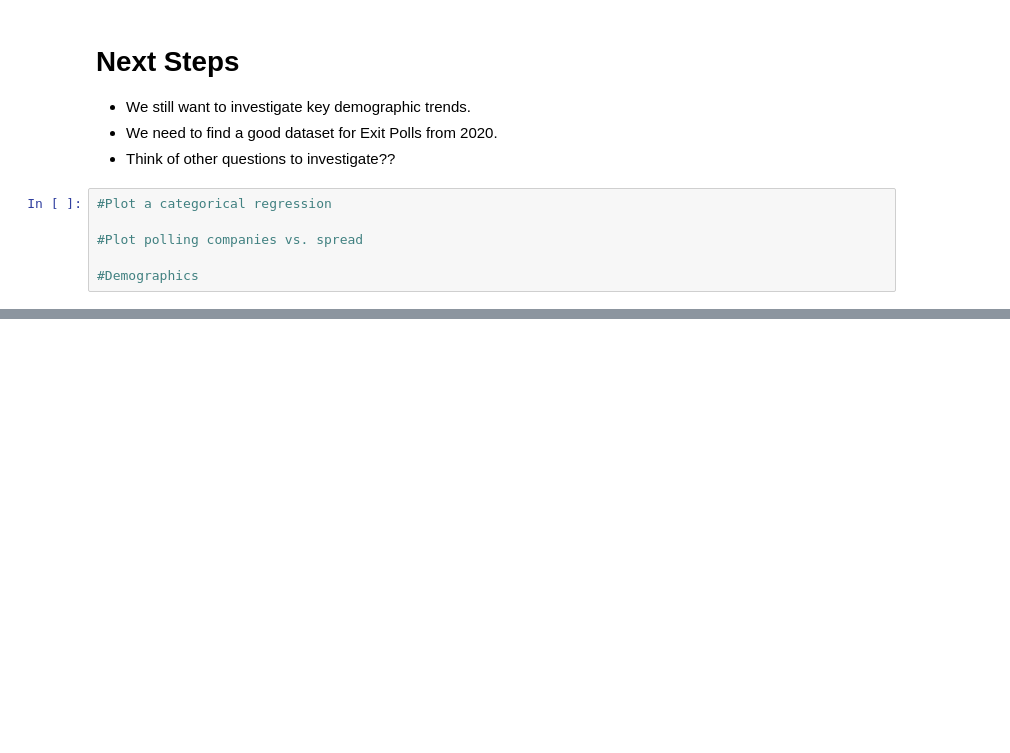
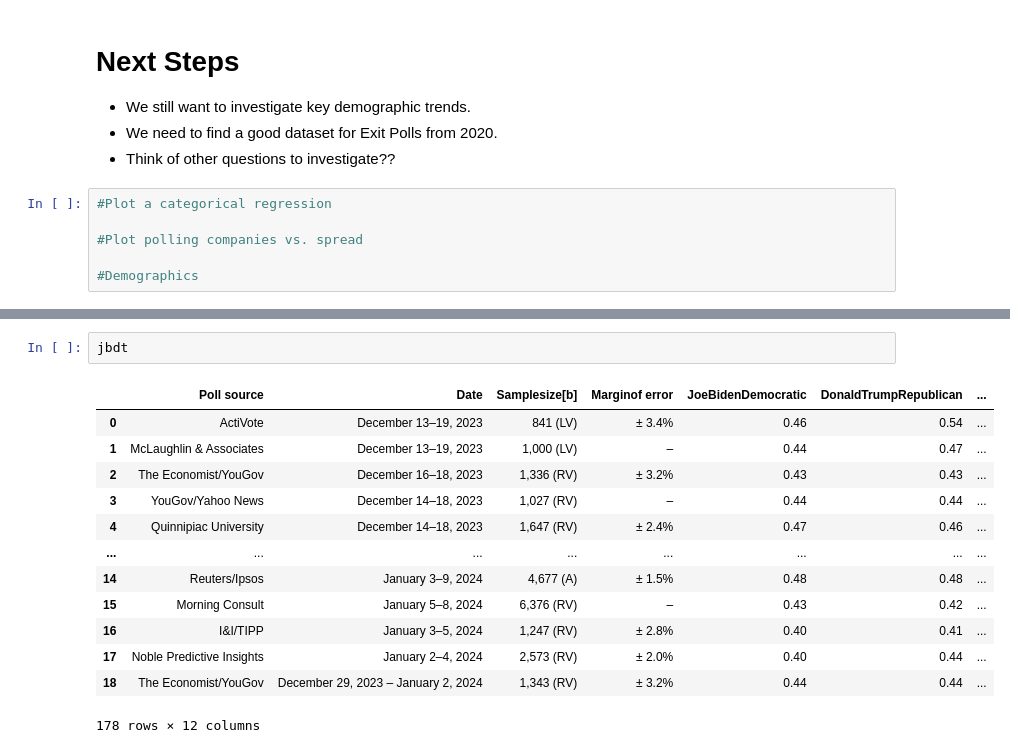
Before and after one commit to robertfeldstein/Election2024, a Jupyter notebook: rfkjr.ipynb, the cells around one changed output, grey strips where cells are left out. Saved outputs shown, nothing was run; the diff lists cells and outputs as text; blank space fills up the shorter version.

```diff
--- a/rfkjr.ipynb
+++ b/rfkjr.ipynb
@@ -361,0 +331,16 @@ dtype('float64')
+# %%
+jbdt
+# %% [output]
+|  | Poll source | Date | Samplesize[b] | Marginof error | JoeBidenDemocratic | DonaldTrumpRepublican | ... |
+| 0 | ActiVote | December 13–19, 2023 | 841 (LV) | ± 3.4% | 0.46 | 0.54 | ... |
+| 1 | McLaughlin & Associates | December 13–19, 2023 | 1,000 (LV) | – | 0.44 | 0.47 | ... |
+| 2 | The Economist/YouGov | December 16–18, 2023 | 1,336 (RV) | ± 3.2% | 0.43 | 0.43 | ... |
+| 3 | YouGov/Yahoo News | December 14–18, 2023 | 1,027 (RV) | – | 0.44 | 0.44 | ... |
+| 4 | Quinnipiac University | December 14–18, 2023 | 1,647 (RV) | ± 2.4% | 0.47 | 0.46 | ... |
+| ... | ... | ... | ... | ... | ... | ... | ... |
+| 14 | Reuters/Ipsos | January 3–9, 2024 | 4,677 (A) | ± 1.5% | 0.48 | 0.48 | ... |
+| 15 | Morning Consult | January 5–8, 2024 | 6,376 (RV) | – | 0.43 | 0.42 | ... |
+| 16 | I&I/TIPP | January 3–5, 2024 | 1,247 (RV) | ± 2.8% | 0.40 | 0.41 | ... |
+| 17 | Noble Predictive Insights | January 2–4, 2024 | 2,573 (RV) | ± 2.0% | 0.40 | 0.44 | ... |
+| 18 | The Economist/YouGov | December 29, 2023 – January 2, 2024 | 1,343 (RV) | ± 3.2% | 0.44 | 0.44 | ... |
+178 rows × 12 columns
```
Also changed, not shown: parts of 6 cells of this notebook, 3 other files.
